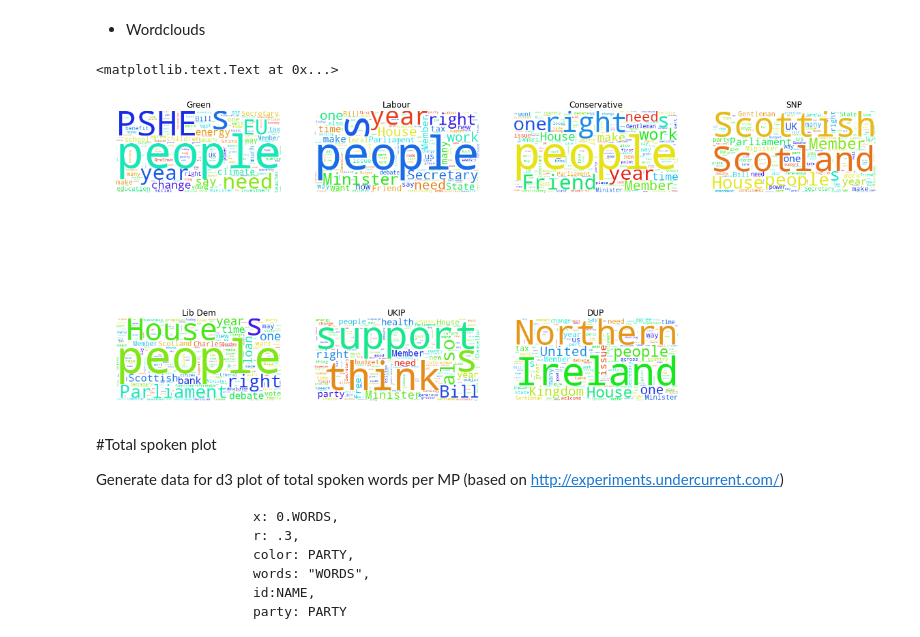
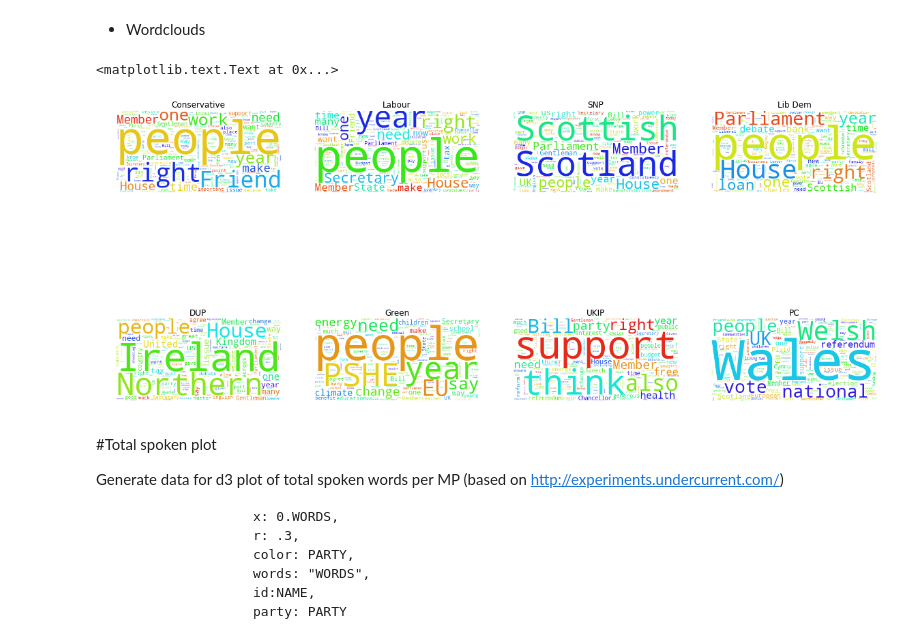
Before and after one commit to fmaguire/hansard_mining, a Jupyter notebook: Hansard mining.ipynb, the cells around one changed output. Saved outputs shown, nothing was run; the diff lists cells and outputs as text; code cells hidden in the pictures.

```diff
--- a/Hansard mining.ipynb
+++ b/Hansard mining.ipynb
@@ -251,6 +252,9 @@ def make_wordcloud(text, image_filename=None):
     wordcloud.STOPWORDS.add("Government")
     wordcloud.STOPWORDS.add("government")
     wordcloud.STOPWORDS.add("Minister")
+    wordcloud.STOPWORDS.add("minister")
+    wordcloud.STOPWORDS.add("S")
+    wordcloud.STOPWORDS.add("s")
     wordcloud.STOPWORDS.add("Member")
     wordcloud.STOPWORDS.add("Friend")
 
@@ -269,45 +273,48 @@ def make_wordcloud(text, image_filename=None):
 # %%
 plt.figure(figsize=(20,10))
 
-
 plt.subplot(241)
-plt.imshow(make_wordcloud(party_talk['Green']))
+plt.imshow(make_wordcloud(party_talk['Conservative']))
 plt.axis("off")
-plt.title('Green')
-
+plt.title('Conservative')
 
 plt.subplot(242)
 plt.imshow(make_wordcloud(party_talk['Labour']))
 plt.axis("off")
 plt.title('Labour')
 
 plt.subplot(243)
-plt.imshow(make_wordcloud(party_talk['Conservative']))
-plt.axis("off")
-plt.title('Conservative')
-
-plt.subplot(244)
 plt.imshow(make_wordcloud(party_talk['Scottish National Party']))
 plt.axis("off")
 plt.title('SNP')
 
-plt.subplot(245)
+plt.subplot(244)
 plt.imshow(make_wordcloud(party_talk['Liberal Democrat']))
 plt.axis("off")
 plt.title('Lib Dem')
 
+plt.subplot(245)
+plt.imshow(make_wordcloud(party_talk['DUP']))
+plt.axis("off")
+plt.title('DUP')
+
 plt.subplot(246)
+plt.imshow(make_wordcloud(party_talk['Green']))
+plt.axis("off")
+plt.title('Green')
+
+plt.subplot(247)
 plt.imshow(make_wordcloud(party_talk['UKIP']))
 plt.axis("off")
 plt.title('UKIP')
 
-plt.subplot(247)
-plt.imshow(make_wordcloud(party_talk['DUP']))
+plt.subplot(248)
+plt.imshow(make_wordcloud(party_talk['Plaid Cymru']))
 plt.axis("off")
-plt.title('DUP')
+plt.title('PC')
 # %% [output]
 <matplotlib.text.Text at 0x...>
-[figure, old version]
+[figure, new version]
 # %% [markdown]
 #Total spoken plot
 
```
Also changed, not shown: parts of 2 cells of this notebook.
